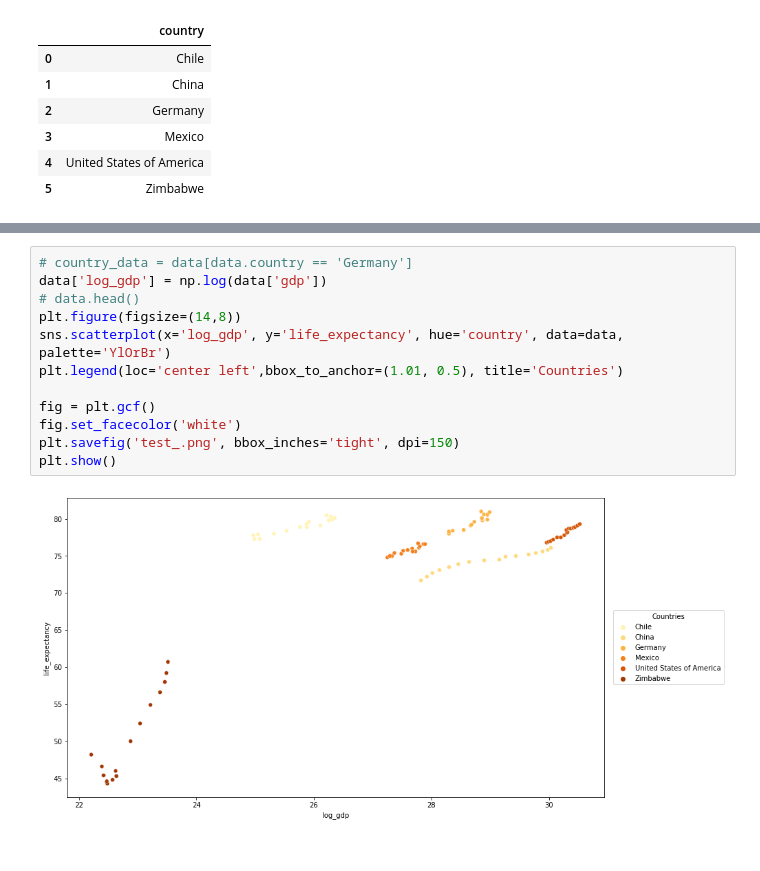
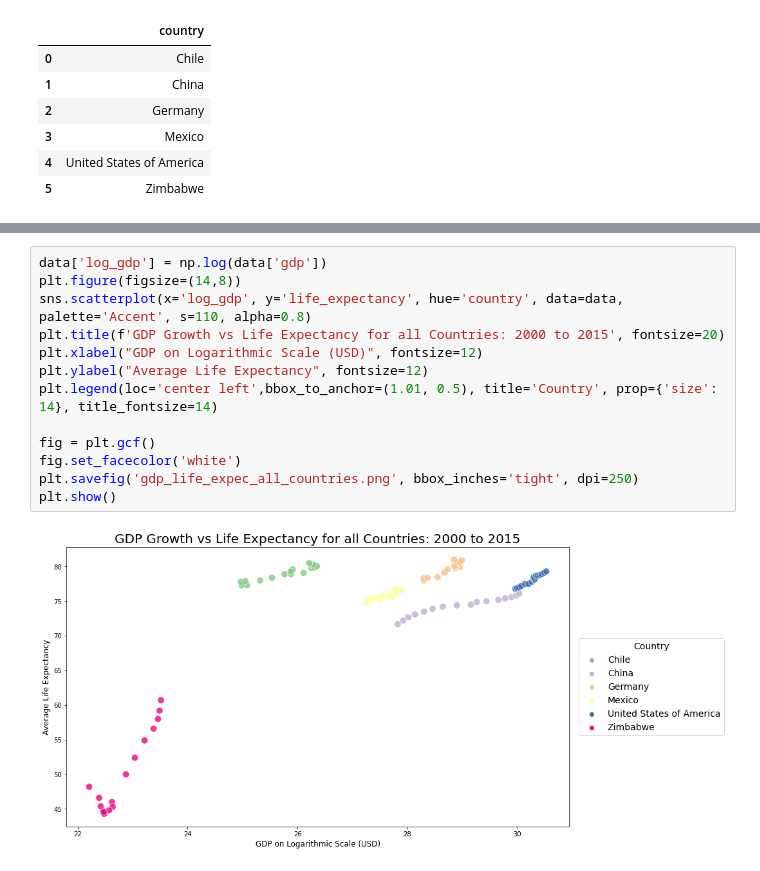
Before and after one commit to rj-pal/Codecademy, a Jupyter notebook: Life-Expectancy-and-GDP-Starter/life_expectancy_gdp.ipynb, the cells around one changed output, grey strips where cells are left out. Saved outputs shown, nothing was run; the diff lists cells and outputs as text.

```diff
--- a/Life-Expectancy-and-GDP-Starter/life_expectancy_gdp.ipynb
+++ b/Life-Expectancy-and-GDP-Starter/life_expectancy_gdp.ipynb
@@ -161,16 +159,17 @@ plt.show()
 # %%
-# country_data = data[data.country == 'Germany']
 data['log_gdp'] = np.log(data['gdp'])
-# data.head()
 plt.figure(figsize=(14,8))
-sns.scatterplot(x='log_gdp', y='life_expectancy', hue='country', data=data, palette='YlOrBr')
-plt.legend(loc='center left',bbox_to_anchor=(1.01, 0.5), title='Countries')
+sns.scatterplot(x='log_gdp', y='life_expectancy', hue='country', data=data, palette='Accent', s=110, alpha=0.8)
+plt.title(f'GDP Growth vs Life Expectancy for all Countries: 2000 to 2015', fontsize=20)
+plt.xlabel("GDP on Logarithmic Scale (USD)", fontsize=12)
+plt.ylabel("Average Life Expectancy", fontsize=12)
+plt.legend(loc='center left',bbox_to_anchor=(1.01, 0.5), title='Country', prop={'size': 14}, title_fontsize=14)
 
 fig = plt.gcf()
 fig.set_facecolor('white')
-plt.savefig('test_.png', bbox_inches='tight', dpi=150)
+plt.savefig('gdp_life_expec_all_countries.png', bbox_inches='tight', dpi=250)
 plt.show()
 # %% [output]
-[figure, old version]
+[figure, new version]
 # %%
 fig, axes = plt.subplots(3, 2, figsize=(20,15), gridspec_kw={'hspace': 0.5, 'wspace': 0.25})
```
Also changed, not shown: parts of 9 cells of this notebook, 4 other files.
